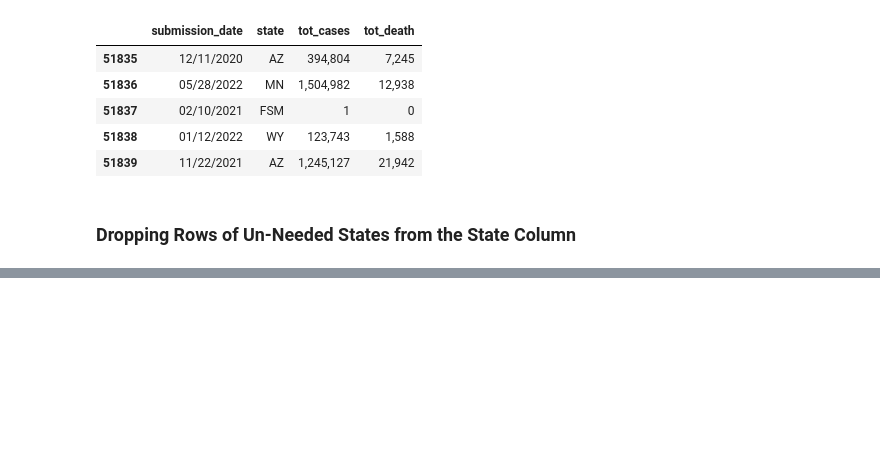
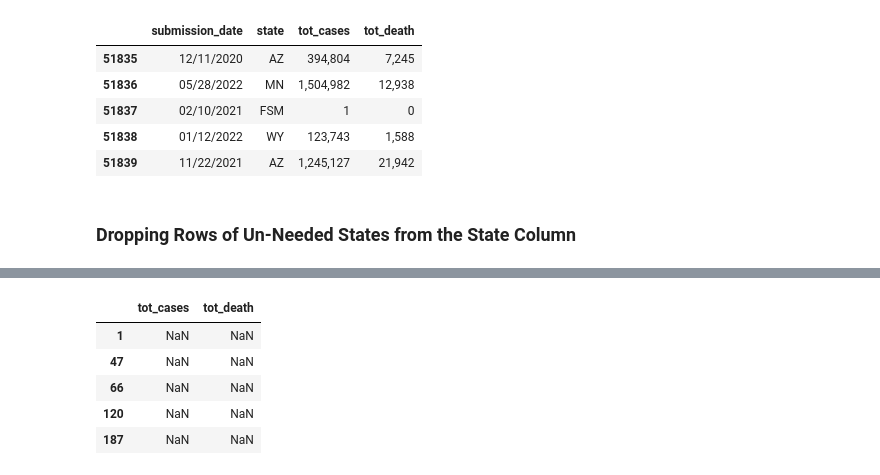
Before and after one commit to Darringtonh2/WozUFinalProject, a Jupyter notebook: Code/Analysis/Canonical Correlation Analysis.ipynb, the cells around one changed output, grey strips where cells are left out. Drawn from its saved outputs; the diff is of its cells as text; code cells hidden in the pictures; blank space fills up the shorter version.

```diff
--- a/Code/Analysis/Canonical Correlation Analysis.ipynb
+++ b/Code/Analysis/Canonical Correlation Analysis.ipynb
@@ -642,0 +653,10 @@ X = df[['covid','']]
+# %%
+X_mc = (X-X.mean())/(X.std())
+X_mc.head()
+# %% [output]
+|  | tot_cases | tot_death |
+| 1 | NaN | NaN |
+| 47 | NaN | NaN |
+| 66 | NaN | NaN |
+| 120 | NaN | NaN |
+| 187 | NaN | NaN |
```
Also changed, not shown: parts of 4 cells of this notebook, 4 other files.
